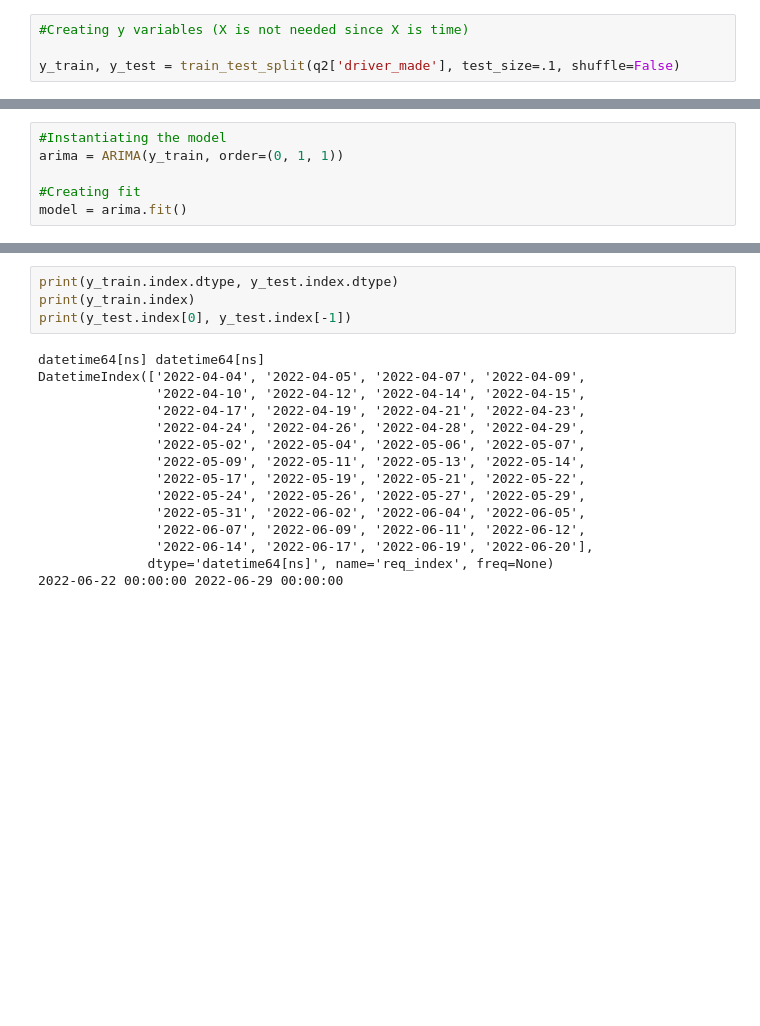
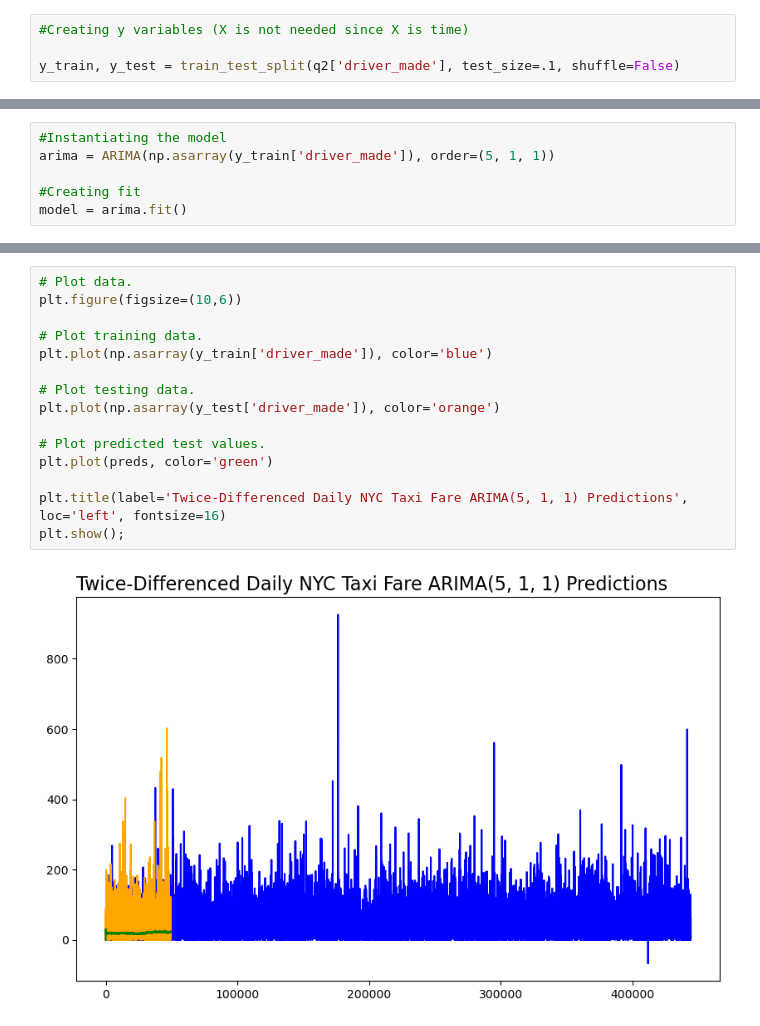
Before and after one commit to dillondiatlo/capstone, a Jupyter notebook: code/05) Extra_ARIMA.ipynb, the cells around one changed output, grey strips where cells are left out. Drawn from its saved outputs; the diff is of its cells as text; blank space fills up the shorter version.

```diff
--- a/code/05) Extra_ARIMA.ipynb
+++ b/code/05) Extra_ARIMA.ipynb
@@ -227,6 +234,6 @@ new_df_scores.sort_values('aic').head()
 # %%
 #Instantiating the model
-arima = ARIMA(y_train, order=(0, 1, 1))
+arima = ARIMA(np.asarray(y_train['driver_made']), order=(5, 1, 1))
 
 #Creating fit
 model = arima.fit()
@@ -238,19 +243,17 @@ KeyError: 'The `start` argument could not be matched to a location related to th
 # %%
-print(y_train.index.dtype, y_test.index.dtype)
-print(y_train.index)
-print(y_test.index[0], y_test.index[-1])
+# Plot data.
+plt.figure(figsize=(10,6))
+
+# Plot training data.
+plt.plot(np.asarray(y_train['driver_made']), color='blue')
+
+# Plot testing data.
+plt.plot(np.asarray(y_test['driver_made']), color='orange')
+
+# Plot predicted test values.
+plt.plot(preds, color='green')
+
+plt.title(label='Twice-Differenced Daily NYC Taxi Fare ARIMA(5, 1, 1) Predictions', loc='left', fontsize=16)
+plt.show();
 # %% [output]
-datetime64[ns] datetime64[ns]
-DatetimeIndex(['2022-04-04', '2022-04-05', '2022-04-07', '2022-04-09',
-               '2022-04-10', '2022-04-12', '2022-04-14', '2022-04-15',
-               '2022-04-17', '2022-04-19', '2022-04-21', '2022-04-23',
-               '2022-04-24', '2022-04-26', '2022-04-28', '2022-04-29',
-               '2022-05-02', '2022-05-04', '2022-05-06', '2022-05-07',
-               '2022-05-09', '2022-05-11', '2022-05-13', '2022-05-14',
-               '2022-05-17', '2022-05-19', '2022-05-21', '2022-05-22',
-               '2022-05-24', '2022-05-26', '2022-05-27', '2022-05-29',
-               '2022-05-31', '2022-06-02', '2022-06-04', '2022-06-05',
-               '2022-06-07', '2022-06-09', '2022-06-11', '2022-06-12',
-               '2022-06-14', '2022-06-17', '2022-06-19', '2022-06-20'],
-              dtype='datetime64[ns]', name='req_index', freq=None)
-2022-06-22 00:00:00 2022-06-29 00:00:00
+[figure, added]
```
Also changed, not shown: parts of 8 cells of this notebook, 7 other files.
